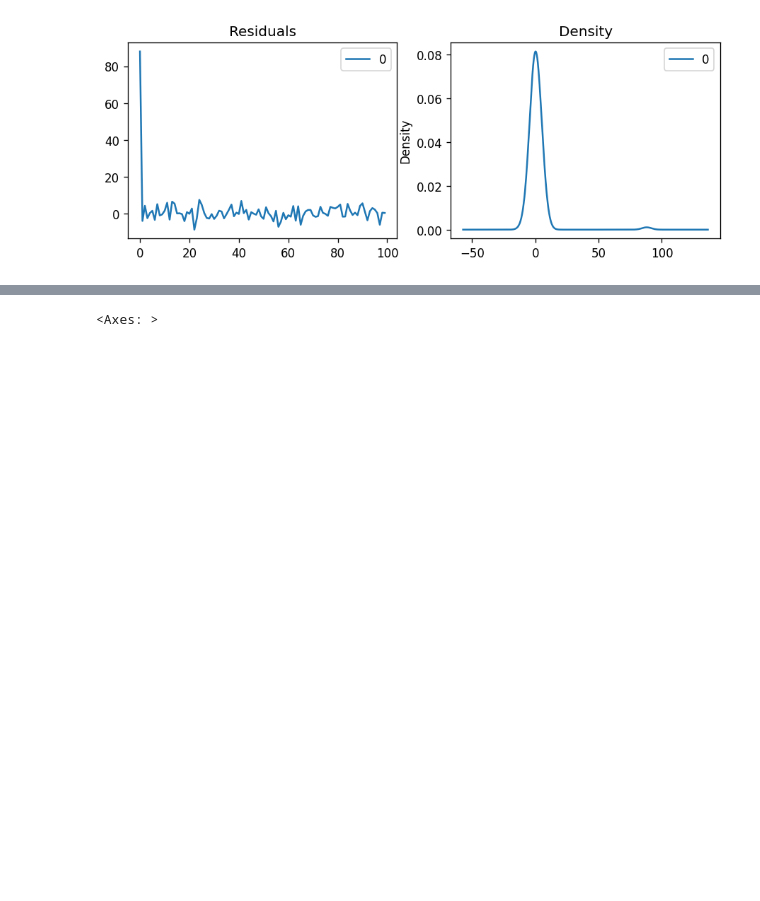
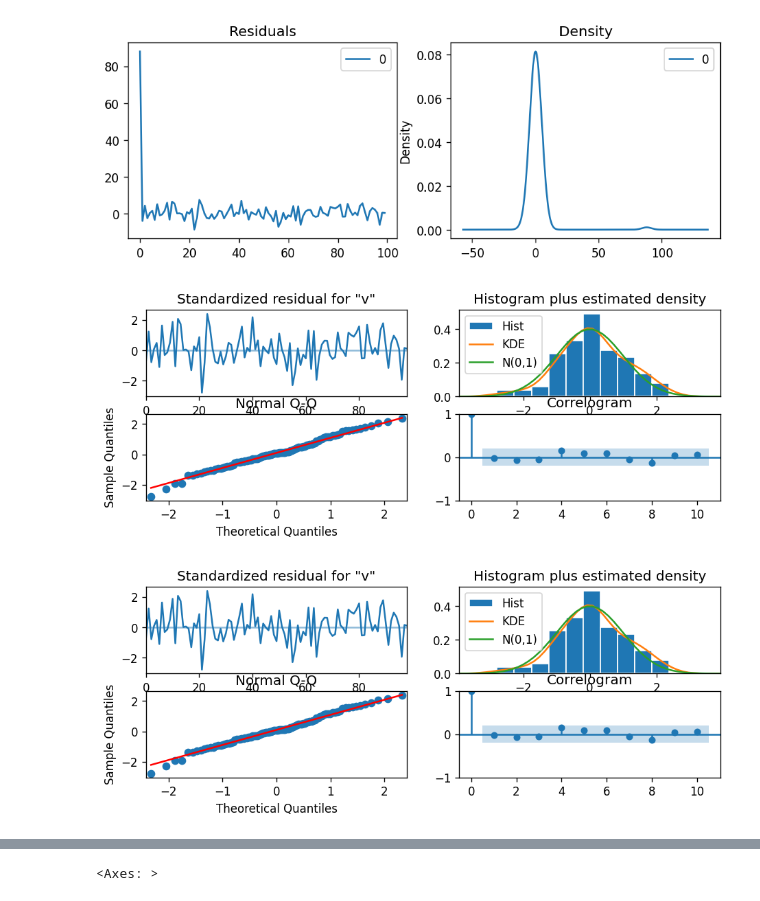
Before and after one commit to jaimeisaac2020/Python-analsisis-basicos, a Jupyter notebook: arima_sarima_sarimax_Python.ipynb, the cells around one changed output, grey strips where cells are left out. Saved outputs shown, nothing was run; the diff lists cells and outputs as text; code cells hidden in the pictures; blank space fills up the shorter version.

```diff
--- a/arima_sarima_sarimax_Python.ipynb
+++ b/arima_sarima_sarimax_Python.ipynb
@@ -238,3 +238,8 @@ residuals.plot(kind='kde', title='Density', ax=ax[1])
 plt.show()
 # %% [output]
 [figure]
+# %%
+model_fit.plot_diagnostics()
+# %% [output]
+[figure, added]
+[figure, added]
```
Also changed, not shown: parts of 15 cells of this notebook.
